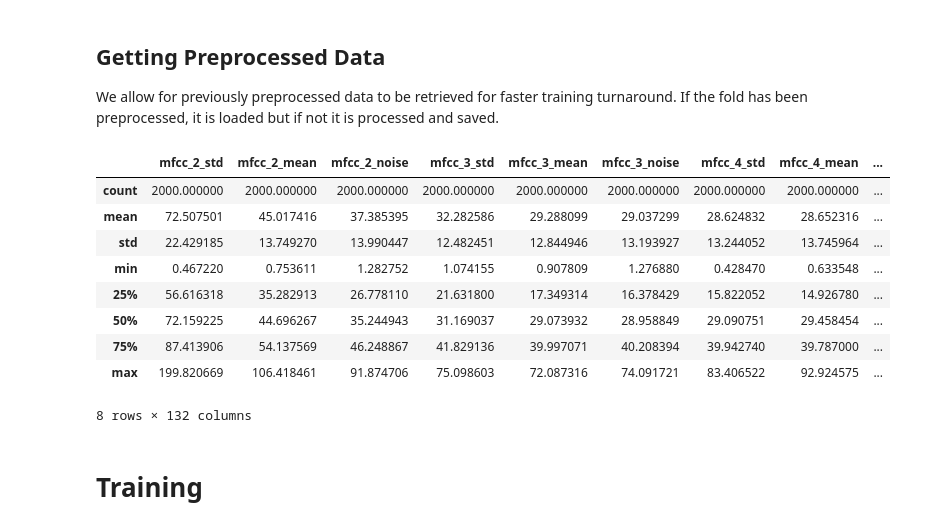
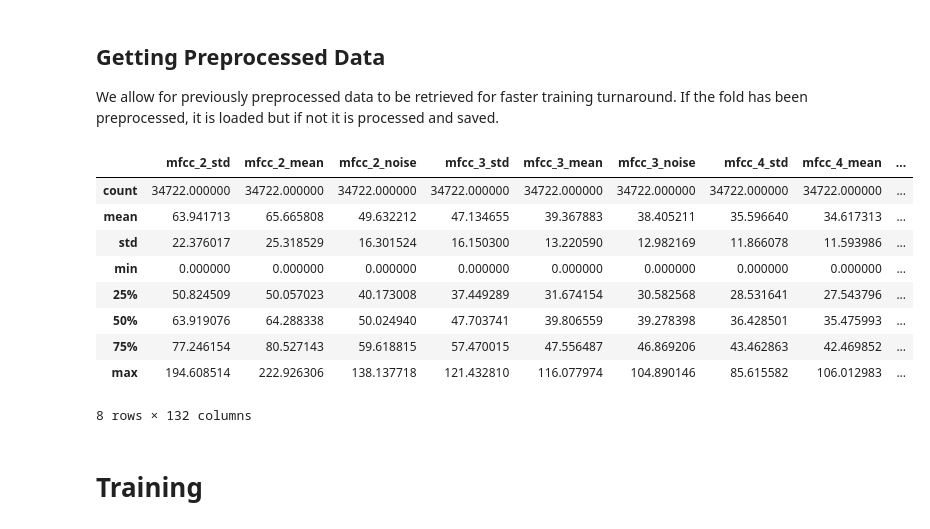
Before and after one commit to DeanPFZ/deep-audio-public, a Jupyter notebook: src/ESC-50/SVM/High Level/500ms.ipynb, the cells around one changed output. Saved outputs shown, nothing was run; the diff lists cells and outputs as text; code cells hidden in the pictures.

```diff
--- a/src/ESC-50/SVM/High Level/500ms.ipynb
+++ b/src/ESC-50/SVM/High Level/500ms.ipynb
@@ -106,13 +106,14 @@ df = ps.preprocess_fold(dataset,
-# %%
-df.describe()
-# %% [output]
-|  | mfcc_2_std | mfcc_2_mean | mfcc_2_noise | mfcc_3_std | mfcc_3_mean | mfcc_3_noise | mfcc_4_std | mfcc_4_mean | ... |
-| count | 2000.000000 | 2000.000000 | 2000.000000 | 2000.000000 | 2000.000000 | 2000.000000 | 2000.000000 | 2000.000000 | ... |
-| mean | 72.507501 | 45.017416 | 37.385395 | 32.282586 | 29.288099 | 29.037299 | 28.624832 | 28.652316 | ... |
-| std | 22.429185 | 13.749270 | 13.990447 | 12.482451 | 12.844946 | 13.193927 | 13.244052 | 13.745964 | ... |
-| min | 0.467220 | 0.753611 | 1.282752 | 1.074155 | 0.907809 | 1.276880 | 0.428470 | 0.633548 | ... |
-| 25% | 56.616318 | 35.282913 | 26.778110 | 21.631800 | 17.349314 | 16.378429 | 15.822052 | 14.926780 | ... |
-| 50% | 72.159225 | 44.696267 | 35.244943 | 31.169037 | 29.073932 | 28.958849 | 29.090751 | 29.458454 | ... |
-| 75% | 87.413906 | 54.137569 | 46.248867 | 41.829136 | 39.997071 | 40.208394 | 39.942740 | 39.787000 | ... |
-| max | 199.820669 | 106.418461 | 91.874706 | 75.098603 | 72.087316 | 74.091721 | 83.406522 | 92.924575 | ... |
-8 rows × 132 columns
+# %%
+mfcc = pd.concat(df['mfcc'].values, keys=list(range(len(df))))
+mfcc.head()
+# %% [output]
+|  | mfcc_2_std | mfcc_2_mean | mfcc_2_noise | mfcc_3_std | mfcc_3_mean | mfcc_3_noise | mfcc_4_std | mfcc_4_mean | ... |
+| count | 34722.000000 | 34722.000000 | 34722.000000 | 34722.000000 | 34722.000000 | 34722.000000 | 34722.000000 | 34722.000000 | ... |
+| mean | 63.941713 | 65.665808 | 49.632212 | 47.134655 | 39.367883 | 38.405211 | 35.596640 | 34.617313 | ... |
+| std | 22.376017 | 25.318529 | 16.301524 | 16.150300 | 13.220590 | 12.982169 | 11.866078 | 11.593986 | ... |
+| min | 0.000000 | 0.000000 | 0.000000 | 0.000000 | 0.000000 | 0.000000 | 0.000000 | 0.000000 | ... |
+| 25% | 50.824509 | 50.057023 | 40.173008 | 37.449289 | 31.674154 | 30.582568 | 28.531641 | 27.543796 | ... |
+| 50% | 63.919076 | 64.288338 | 50.024940 | 47.703741 | 39.806559 | 39.278398 | 36.428501 | 35.475993 | ... |
+| 75% | 77.246154 | 80.527143 | 59.618815 | 57.470015 | 47.556487 | 46.869206 | 43.462863 | 42.469852 | ... |
+| max | 194.608514 | 222.926306 | 138.137718 | 121.432810 | 116.077974 | 104.890146 | 85.615582 | 106.012983 | ... |
+8 rows × 132 columns
```
Also changed, not shown: parts of 12 cells of this notebook, 30 other files.
